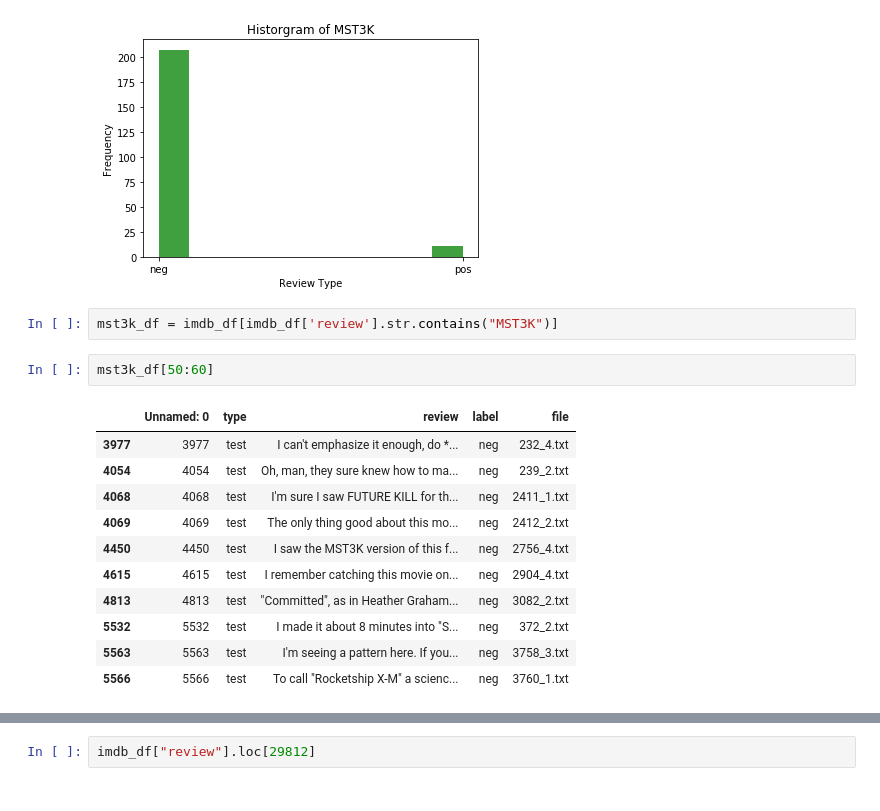
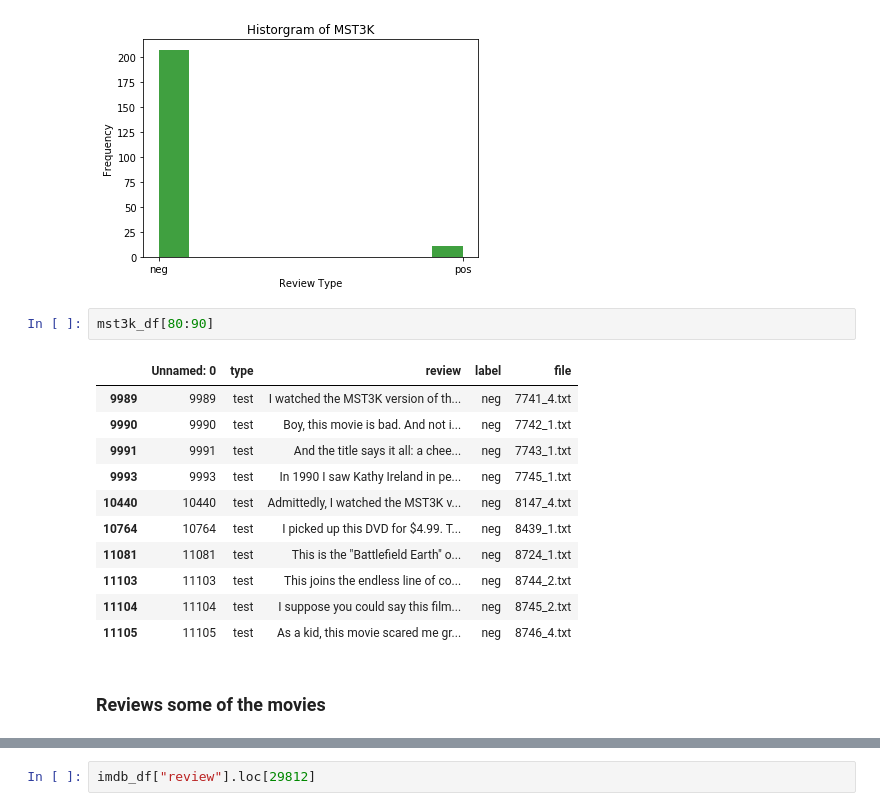
Before and after one commit to MrThomasPin/what-is-mst3k, a Jupyter notebook: imdb_mst3k.ipynb, the cells around one changed output, grey strips where cells are left out. Cells and saved outputs as stored; diff of their text form.

```diff
--- a/imdb_mst3k.ipynb
+++ b/imdb_mst3k.ipynb
@@ -108,19 +114,19 @@ plt.ylabel("Frequency")
 plt.savefig("img/hist.png")
 # %% [output]
 [figure]
-# %%
-mst3k_df = imdb_df[imdb_df['review'].str.contains("MST3K")]
-# %%
-mst3k_df[50:60]
-# %% [output]
-|  | Unnamed: 0 | type | review | label | file |
-| 3977 | 3977 | test | I can't emphasize it enough, do *... | neg | 232_4.txt |
-| 4054 | 4054 | test | Oh, man, they sure knew how to ma... | neg | 239_2.txt |
-| 4068 | 4068 | test | I'm sure I saw FUTURE KILL for th... | neg | 2411_1.txt |
-| 4069 | 4069 | test | The only thing good about this mo... | neg | 2412_2.txt |
-| 4450 | 4450 | test | I saw the MST3K version of this f... | neg | 2756_4.txt |
-| 4615 | 4615 | test | I remember catching this movie on... | neg | 2904_4.txt |
-| 4813 | 4813 | test | "Committed", as in Heather Graham... | neg | 3082_2.txt |
-| 5532 | 5532 | test | I made it about 8 minutes into "S... | neg | 372_2.txt |
-| 5563 | 5563 | test | I'm seeing a pattern here. If you... | neg | 3758_3.txt |
-| 5566 | 5566 | test | To call "Rocketship X-M" a scienc... | neg | 3760_1.txt |
+# %%
+mst3k_df[80:90]
+# %% [output]
+|  | Unnamed: 0 | type | review | label | file |
+| 9989 | 9989 | test | I watched the MST3K version of th... | neg | 7741_4.txt |
+| 9990 | 9990 | test | Boy, this movie is bad. And not i... | neg | 7742_1.txt |
+| 9991 | 9991 | test | And the title says it all: a chee... | neg | 7743_1.txt |
+| 9993 | 9993 | test | In 1990 I saw Kathy Ireland in pe... | neg | 7745_1.txt |
+| 10440 | 10440 | test | Admittedly, I watched the MST3K v... | neg | 8147_4.txt |
+| 10764 | 10764 | test | I picked up this DVD for $4.99. T... | neg | 8439_1.txt |
+| 11081 | 11081 | test | This is the "Battlefield Earth" o... | neg | 8724_1.txt |
+| 11103 | 11103 | test | This joins the endless line of co... | neg | 8744_2.txt |
+| 11104 | 11104 | test | I suppose you could say this film... | neg | 8745_2.txt |
+| 11105 | 11105 | test | As a kid, this movie scared me gr... | neg | 8746_4.txt |
+# %% [markdown]
+### Reviews some of the movies
```
Also changed, not shown: parts of 13 cells of this notebook.
